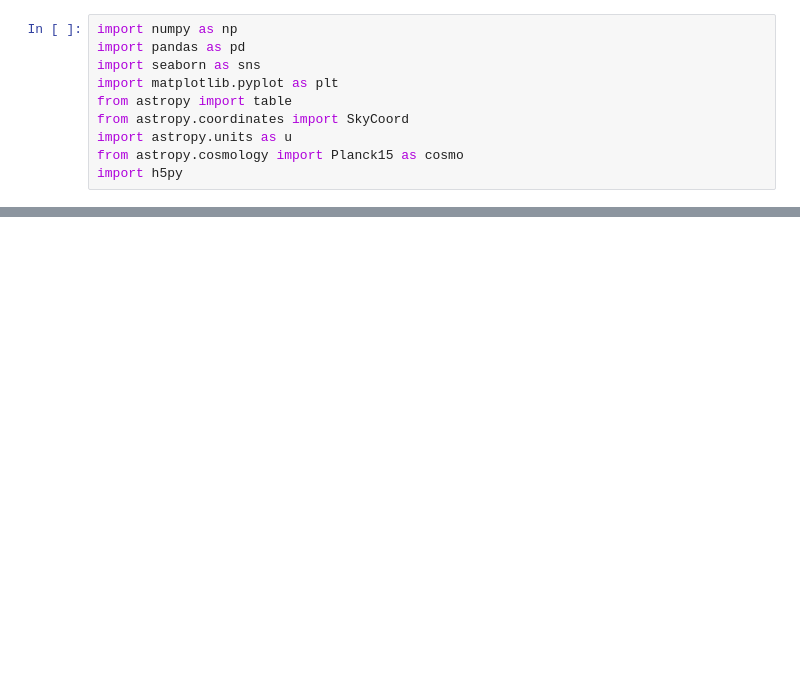
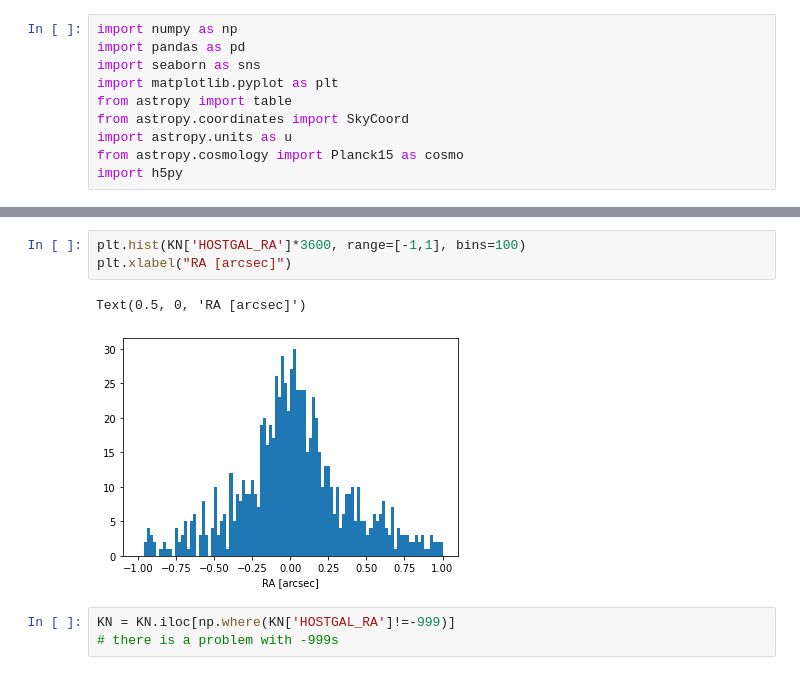
Before and after one commit to LSSTDESC/transient-host-sims, a Jupyter notebook: notebooks/validation_notebooks/nucleus_separation.ipynb, the cells around one changed output, grey strips where cells are left out. Drawn from its saved outputs; the diff is of its cells as text; blank space fills up the shorter version.

```diff
--- a/notebooks/validation_notebooks/nucleus_separation.ipynb
+++ b/notebooks/validation_notebooks/nucleus_separation.ipynb
@@ -95,0 +95,9 @@ plt.legend()
+# %%
+plt.hist(KN['HOSTGAL_RA']*3600, range=[-1,1], bins=100)
+plt.xlabel("RA [arcsec]")
+# %% [output]
+Text(0.5, 0, 'RA [arcsec]')
+[figure, added]
+# %%
+KN = KN.iloc[np.where(KN['HOSTGAL_RA']!=-999)]
+# there is a problem with -999s
```
Also changed, not shown: parts of 29 cells of this notebook.
